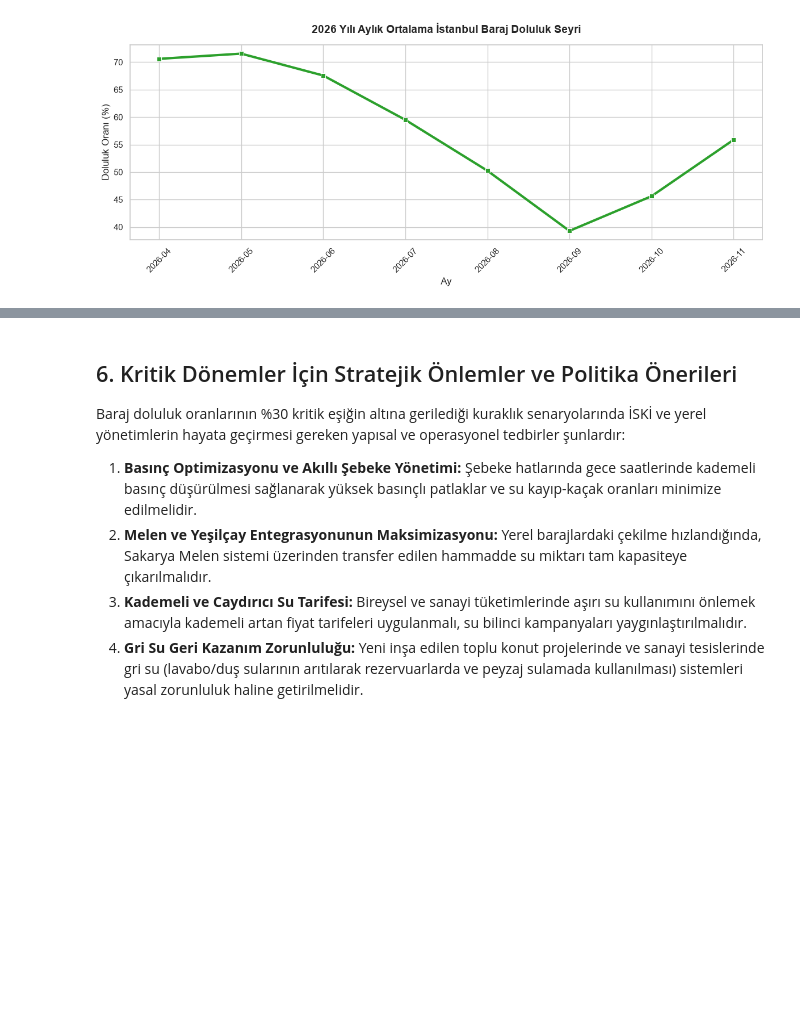
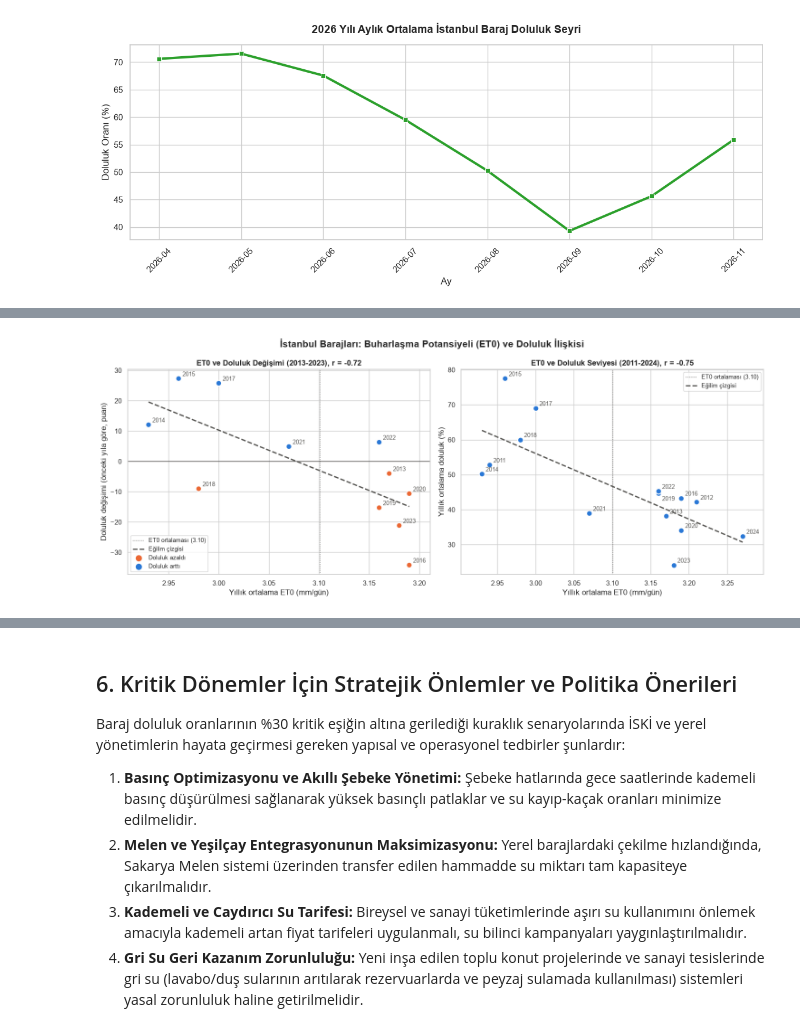
Before and after one commit to aysenur-bal/Baraj-doluluk-oranlari-ist, a Jupyter notebook: istanbul_su_analizi_final.ipynb, the cells around one changed output, grey strips where cells are left out. Saved outputs shown, nothing was run; the diff lists cells and outputs as text; code cells hidden in the pictures; blank space fills up the shorter version.

```diff
--- a/istanbul_su_analizi_final.ipynb
+++ b/istanbul_su_analizi_final.ipynb
@@ -231,0 +432,54 @@ Yukarıdaki risk gruplandırma tablosunda satır bazlı olarak görülen baraj i
+# %%
+# Grafik 1: Buharlaşma potansiyeli (ET0) yüksek olan yıllarda baraj doluluğu azalmış mı?
+MAVI, TURUNCU, GRI = '#2a78d6', '#eb6834', '#52514e'
+# Üst üste binen yıl etiketleri için özel konumlar (varsayılan: noktanın sağ üstü)
+kaydir_sol, kaydir_sag = {}, {2019: (6, -12)}
+
+fig, (ax1, ax2) = plt.subplots(1, 2, figsize=(15, 6))
+
+# Sol panel: ET0 ve doluluğun bir önceki yıla göre değişimi (2013-2023)
+renkler = [TURUNCU if v < 0 else MAVI for v in df_grafik_degisim['doluluk_degisimi_puan']]
+ax1.scatter(df_grafik_degisim['ort_gunluk_et0_mm'], df_grafik_degisim['doluluk_degisimi_puan'],
+            c=renkler, s=80, edgecolor='white', linewidth=1.5, zorder=3)
+for _, satir in df_grafik_degisim.iterrows():
+    ax1.annotate(int(satir['yil']), (satir['ort_gunluk_et0_mm'], satir['doluluk_degisimi_puan']),
+                 xytext=kaydir_sol.get(int(satir['yil']), (6, 4)), textcoords='offset points', fontsize=9, color=GRI)
+ax1.axhline(0, color=GRI, linewidth=1)
+ax1.axvline(et0_ort, color=GRI, linewidth=1, linestyle=':', label=f'ET0 ortalaması ({et0_ort:.2f})')
+# Eğilim çizgisi (doğrusal regresyon)
+egim, kesisim = np.polyfit(df_grafik_degisim['ort_gunluk_et0_mm'], df_grafik_degisim['doluluk_degisimi_puan'], 1)
+x_cizgi = np.linspace(df_grafik_degisim['ort_gunluk_et0_mm'].min(), df_grafik_degisim['ort_gunluk_et0_mm'].max(), 50)
+ax1.plot(x_cizgi, egim * x_cizgi + kesisim, color=GRI, linestyle='--', linewidth=2, label='Eğilim çizgisi')
+ax1.scatter([], [], c=TURUNCU, s=80, label='Doluluk azaldı')
+ax1.scatter([], [], c=MAVI, s=80, label='Doluluk arttı')
+ax1.legend(loc='lower left', fontsize=9)
+ax1.set_title(f"ET0 ve Doluluk Değişimi (2013-2023), r = {korelasyon_tablosu.loc[1, 'Korelasyon (r)']}",
+              fontsize=12, fontweight='bold')
+ax1.set_xlabel('Yıllık ortalama ET0 (mm/gün)')
+ax1.set_ylabel('Doluluk değişimi (önceki yıla göre, puan)')
+
+# Sağ panel: ET0 ve doluluk seviyesi (2011-2024)
+ax2.scatter(df_grafik_seviye['ort_gunluk_et0_mm'], df_grafik_seviye['ort_doluluk_yuzde'],
+            color=MAVI, s=80, edgecolor='white', linewidth=1.5, zorder=3)
+for _, satir in df_grafik_seviye.iterrows():
+    ax2.annotate(int(satir['yil']), (satir['ort_gunluk_et0_mm'], satir['ort_doluluk_yuzde']),
+                 xytext=kaydir_sag.get(int(satir['yil']), (6, 4)), textcoords='offset points', fontsize=9, color=GRI)
+ax2.axvline(et0_ort, color=GRI, linewidth=1, linestyle=':', label=f'ET0 ortalaması ({et0_ort:.2f})')
+egim, kesisim = np.polyfit(df_grafik_seviye['ort_gunluk_et0_mm'], df_grafik_seviye['ort_doluluk_yuzde'], 1)
+x_cizgi = np.linspace(df_grafik_seviye['ort_gunluk_et0_mm'].min(), df_grafik_seviye['ort_gunluk_et0_mm'].max(), 50)
+ax2.plot(x_cizgi, egim * x_cizgi + kesisim, color=GRI, linestyle='--', linewidth=2, label='Eğilim çizgisi')
+ax2.legend(loc='upper right', fontsize=9)
+ax2.set_title(f"ET0 ve Doluluk Seviyesi (2011-2024), r = {korelasyon_tablosu.loc[0, 'Korelasyon (r)']}",
+              fontsize=12, fontweight='bold')
+ax2.set_xlabel('Yıllık ortalama ET0 (mm/gün)')
+ax2.set_ylabel('Yıllık ortalama doluluk (%)')
+
+for ax in (ax1, ax2):
+    ax.margins(x=0.08)   # kenardaki etiketler kesilmesin
+
+fig.suptitle('İstanbul Barajları: Buharlaşma Potansiyeli (ET0) ve Doluluk İlişkisi',
+             fontsize=15, fontweight='bold')
+plt.tight_layout()
+plt.show()
+# %% [output]
+[figure, added]
```
Also changed, not shown: parts of 28 cells of this notebook, 9 other files.
